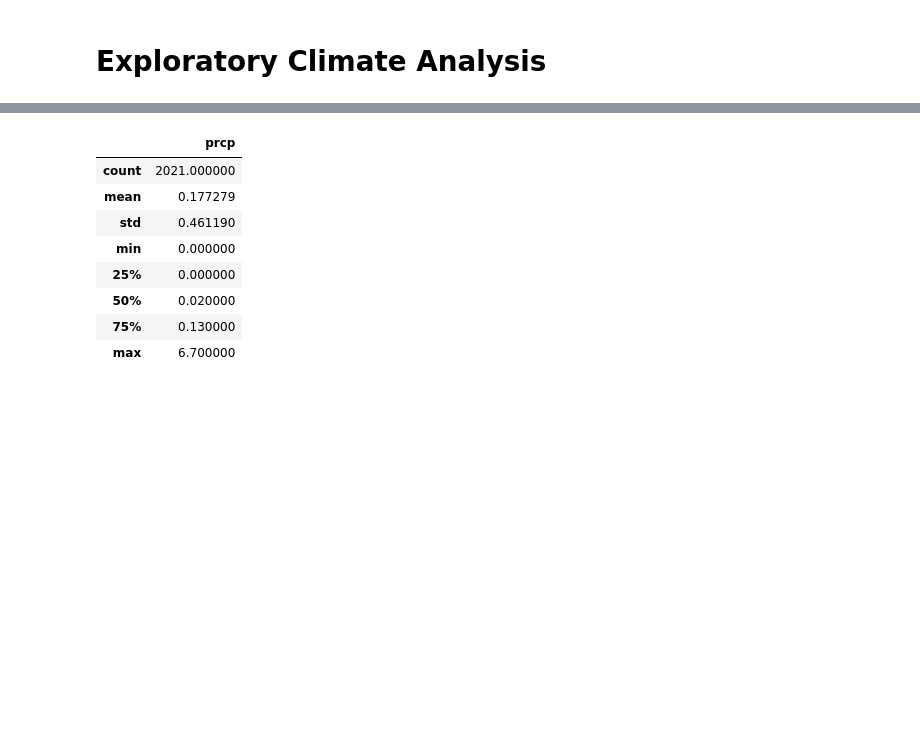
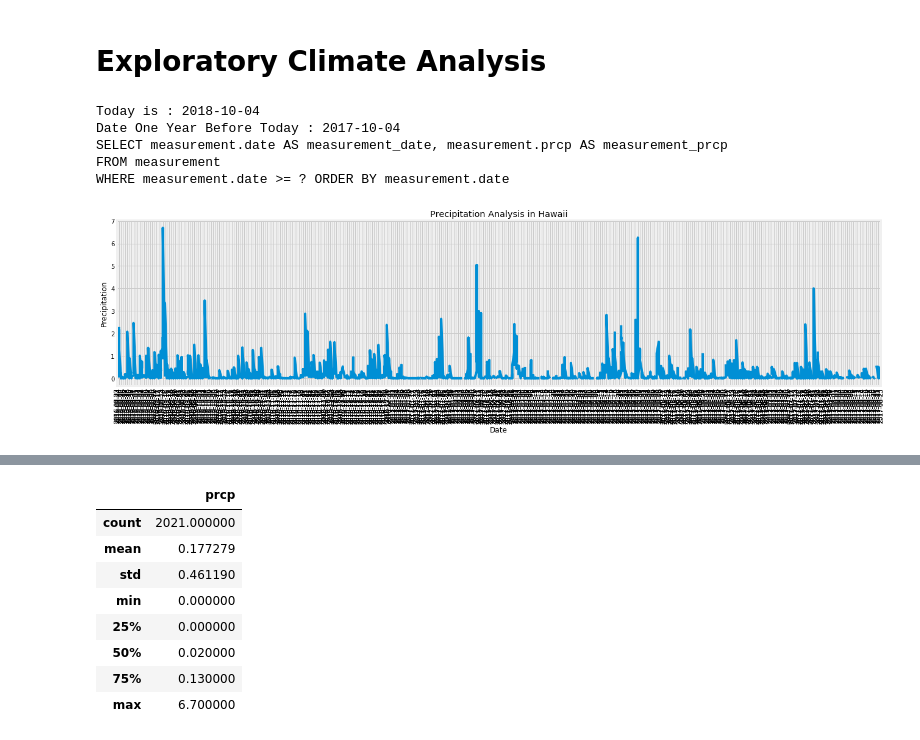
Before and after one commit to CholGurung/Climate_Analysis_Hw_wk11, a Jupyter notebook: climate_starter.ipynb, the cells around one changed output, grey strips where cells are left out. Cells and saved outputs as stored; diff of their text form; code cells hidden in the pictures; blank space fills up the shorter version.

```diff
--- a/climate_starter.ipynb
+++ b/climate_starter.ipynb
@@ -74,33 +74,42 @@ year_before_latest = dt.date(*(int(s) for s in last_date.split('-')))  - dt.time
 date_One_year_Before = dt.date.today() - dt.timedelta(days=365)
 print("Today is : " + str(dt.date.today()))
 print("Date One Year Before Today : " + str(date_One_year_Before))
 
 # Perform a query to retrieve the data and precipitation scores
 precipitation_data = session.query(Measurement.date, Measurement.prcp).\
     filter(Measurement.date >= year_before_latest).order_by(Measurement.date)
 
 print(precipitation_data)
 # Save the query results as a Pandas DataFrame and set the index to the date column
 precip_df = pd.read_sql(precipitation_data.statement, precipitation_data.session.bind)
 precip_df.set_index('date', inplace = True)
 precip_df.head(5)
 
 # Sort the dataframe by date
 precip_df.sort_values(by=['date'])
 
 
 # Use Pandas Plotting with Matplotlib to plot the data
 plt.figure(figsize=(20,5))
 plt.plot(precip_df.index, precip_df["prcp"])
 
 # Rotate the xticks for the dates
 plt.xticks(precip_df.index, rotation='vertical')
 plt.xlabel("Date")
 plt.ylabel("Precipitation")
+
+plt.xlim('2016-08-23','2017-08-23')
 plt.title("Precipitation Analysis in Hawaii")
 plt.savefig("Images/precipitation_graph.png")
 
 plt.show()
+# %% [output]
+Today is : 2018-10-04
+Date One Year Before Today : 2017-10-04
+SELECT measurement.date AS measurement_date, measurement.prcp AS measurement_prcp
+FROM measurement
+WHERE measurement.date >= ? ORDER BY measurement.date
+[figure, added]
 # %% [markdown]
 ![precipitation](Images/precipitation.png)
 # %%
```
Also changed, not shown: parts of 8 cells of this notebook, 2 other files.
